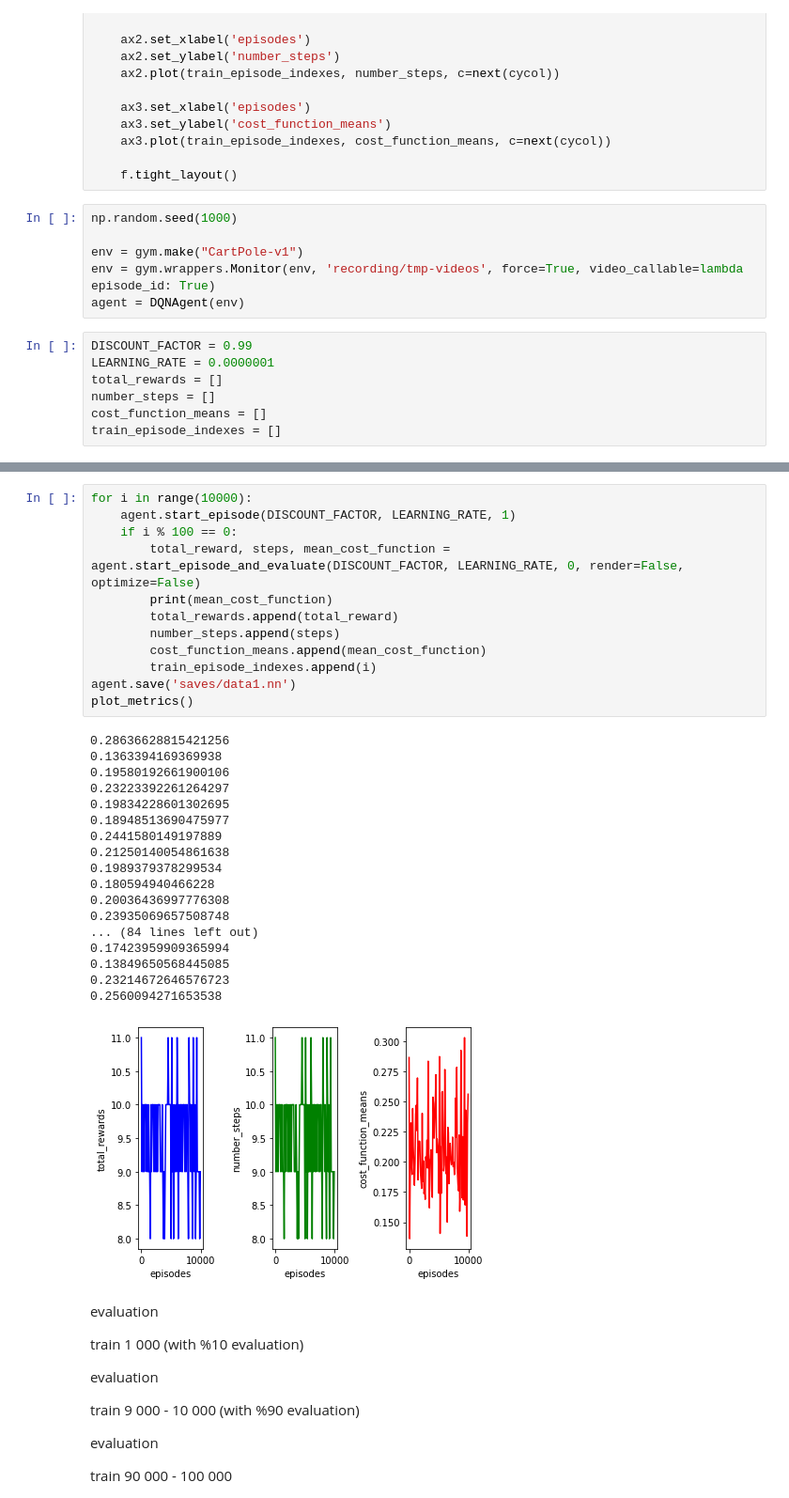
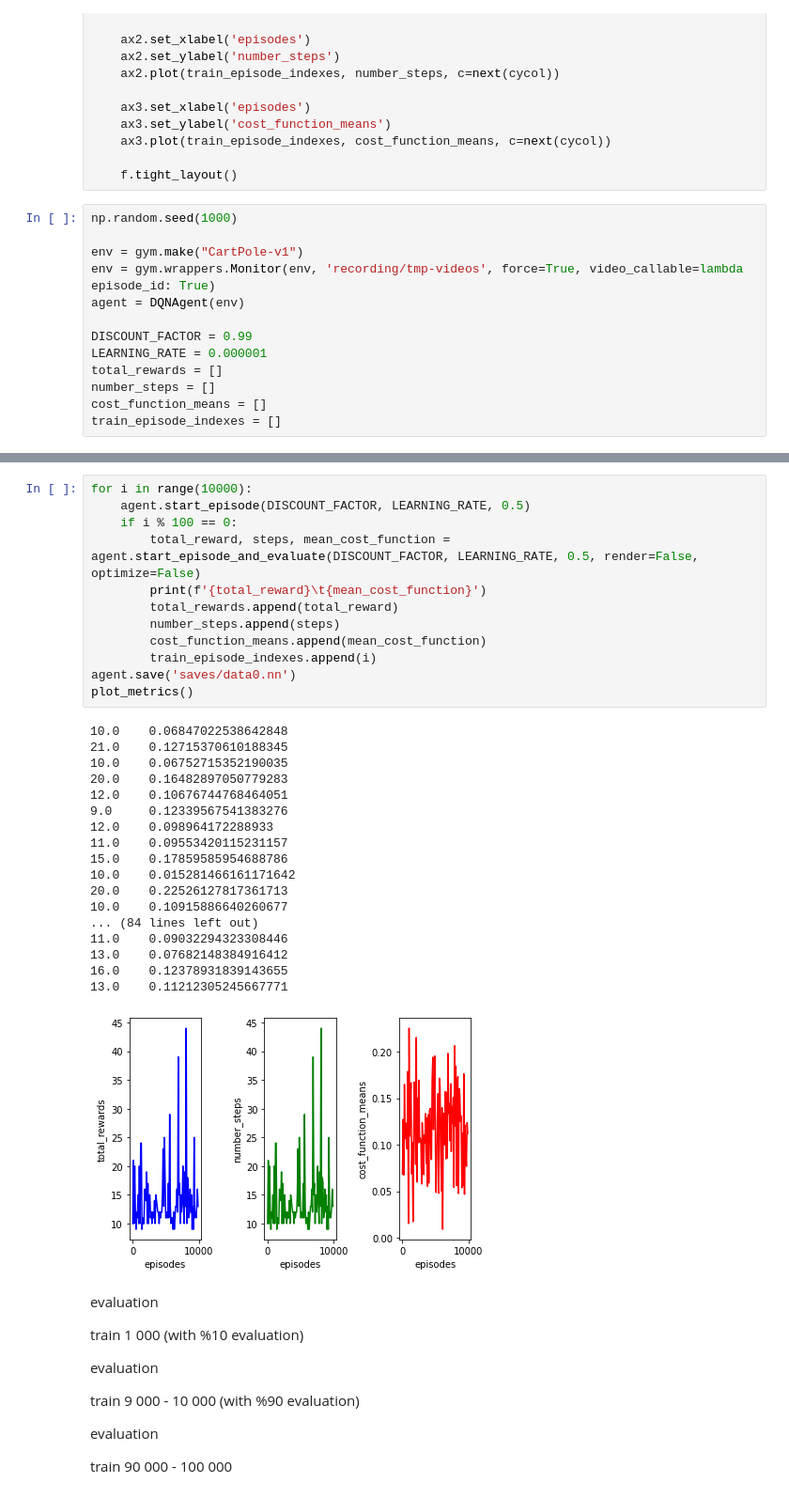
Before and after one commit to lorenzotinfena/deep-q-learning-itt-final-project, a Jupyter notebook: src/Main.ipynb, the cells around one changed output, grey strips where cells are left out. Shown at 94% size. Cells and saved outputs as stored; diff of their text form.

```diff
--- a/src/Main.ipynb
+++ b/src/Main.ipynb
@@ -60,13 +60,13 @@ np.random.seed(1000)
 env = gym.make("CartPole-v1")
 env = gym.wrappers.Monitor(env, 'recording/tmp-videos', force=True, video_callable=lambda episode_id: True)
 agent = DQNAgent(env)
+
+DISCOUNT_FACTOR = 0.99
+LEARNING_RATE = 0.000001
+total_rewards = []
+number_steps = []
+cost_function_means = []
+train_episode_indexes = []
-# %%
-DISCOUNT_FACTOR = 0.99
-LEARNING_RATE = 0.0000001
-total_rewards = []
-number_steps = []
-cost_function_means = []
-train_episode_indexes = []
 # %%
 for i in range(10):
     total_reward, steps, mean_cost_function = agent.start_episode_and_evaluate(DISCOUNT_FACTOR, LEARNING_RATE, 0, render=True, optimize=False)
@@ -76,35 +76,35 @@ plot_videos('recording/tmp-videos', 'recording/0-episodes.mp4')
 [interactive output not drawn]
 # %%
 for i in range(10000):
-    agent.start_episode(DISCOUNT_FACTOR, LEARNING_RATE, 1)
+    agent.start_episode(DISCOUNT_FACTOR, LEARNING_RATE, 0.5)
     if i % 100 == 0:
-        total_reward, steps, mean_cost_function = agent.start_episode_and_evaluate(DISCOUNT_FACTOR, LEARNING_RATE, 0, render=False, optimize=False)
-        print(mean_cost_function)
+        total_reward, steps, mean_cost_function = agent.start_episode_and_evaluate(DISCOUNT_FACTOR, LEARNING_RATE, 0.5, render=False, optimize=False)
+        print(f'{total_reward}\t{mean_cost_function}')
         total_rewards.append(total_reward)
         number_steps.append(steps)
         cost_function_means.append(mean_cost_function)
         train_episode_indexes.append(i)
-agent.save('saves/data1.nn')
+agent.save('saves/data0.nn')
 plot_metrics()
 # %% [output]
-0.28636628815421256
-0.1363394169369938
-0.19580192661900106
-0.23223392261264297
-0.19834228601302695
-0.18948513690475977
-0.2441580149197889
-0.21250140054861638
-0.1989379378299534
-0.180594940466228
-0.20036436997776308
-0.23935069657508748
+10.0    0.06847022538642848
+21.0    0.12715370610188345
+10.0    0.06752715352190035
+20.0    0.16482897050779283
+12.0    0.10676744768464051
+9.0     0.12339567541383276
+12.0    0.098964172288933
+11.0    0.09553420115231157
+15.0    0.17859585954688786
+10.0    0.015281466161171642
+20.0    0.22526127817361713
+10.0    0.10915886640260677
 ... (84 lines left out)
-0.17423959909365994
-0.13849650568445085
-0.23214672646576723
-0.2560094271653538
+11.0    0.09032294323308446
+13.0    0.07682148384916412
+16.0    0.12378931839143655
+13.0    0.11212305245667771
-[figure, old version]
+[figure, new version]
 # %% [markdown]
 evaluation
 
```
Also changed, not shown: 10 other files.
